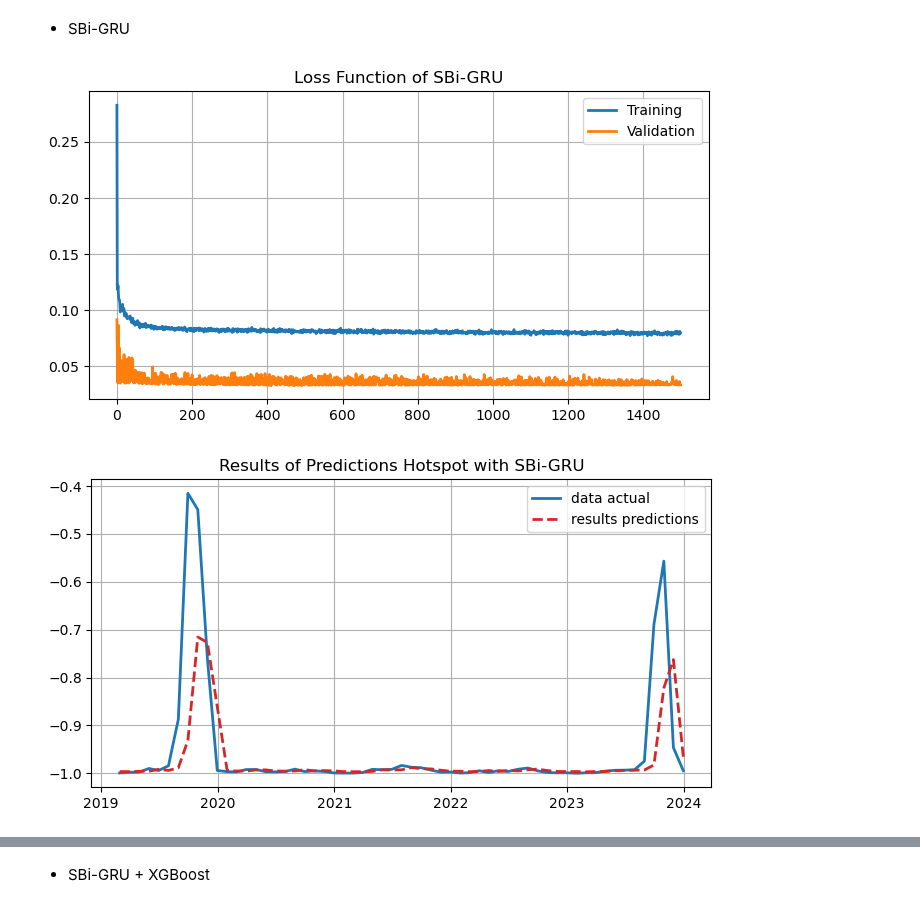
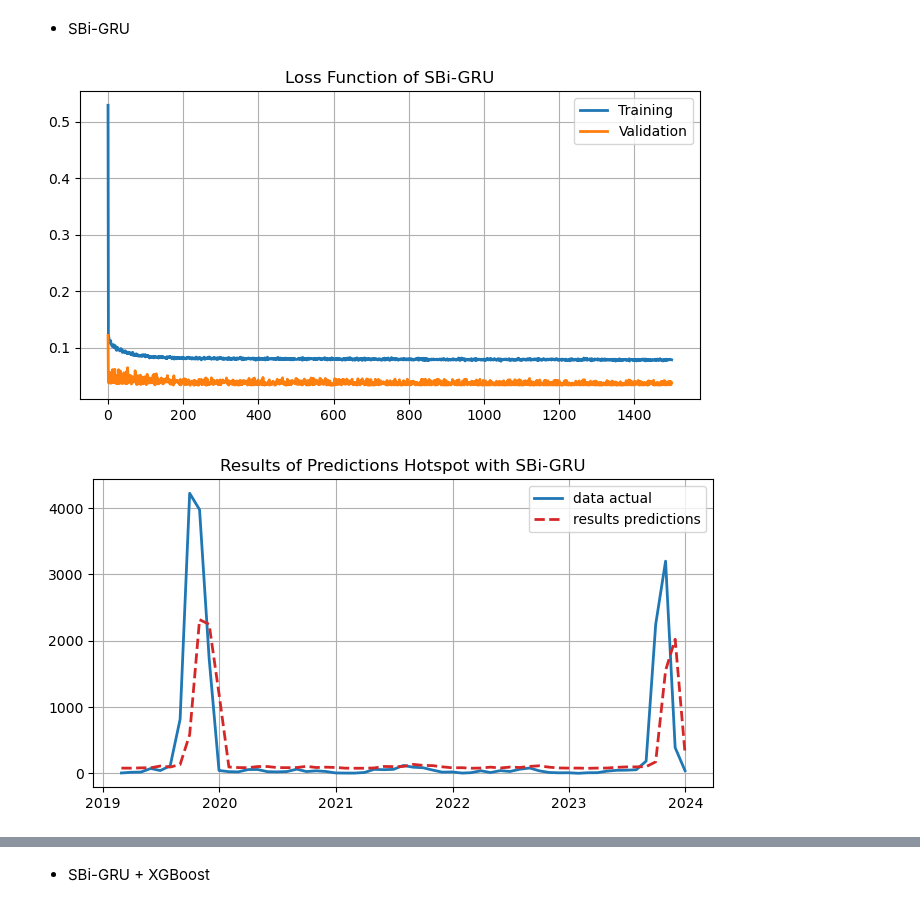
Before and after one commit to kusin/2024_BOPTN_Hopsot, a Jupyter notebook: M1.ipynb, the cells around one changed output, grey strips where cells are left out. Cells and saved outputs as stored; diff of their text form; code cells hidden in the pictures.

```diff
--- a/M1.ipynb
+++ b/M1.ipynb
@@ -57,7 +53,7 @@ lineplot1(dataset["acq_date"], dataset["hotspot"], "Hotspot di Sumatera Selatan
 ### 2. Praproses Data
 # %%
 # proses normalisasi min-max
-scaled = normalized(dataset, ["hotspot"])
+scaler, scaled = normalized(dataset, ["hotspot"])
 # %%
 # hasil normalisasi min-max
 lineplot1(dataset["acq_date"], np.array(scaled), "Hotspot di Sumatera Selatan 2001 - 2023")
@@ -221,7 +228,7 @@ gru_history, gru_predictions = get_predictions(
   model=gru_model,
   x_train=x_train, y_train=y_train,
   x_test=x_test, y_test=y_test,
-  batch_size=4, epochs=1500
+  batch_size=8, epochs=1500
 )
 # %%
 # show loss function
@@ -231,16 +238,16 @@ lineplot3(
   title="Loss Function of SBi-GRU"
 )
 # %% [output]
-[figure, old version]
+[figure, new version]
 # %%
 # show result predictions
 lineplot4(
   date=np.array(dataset["acq_date"].iloc[len(y_train)+2:]),
-  ytrue=y_test,
-  ypred=gru_predictions,
+  ytrue=inverse(scaler, y_test),
+  ypred=inverse(scaler, gru_predictions),
   title="Results of Predictions Hotspot with SBi-GRU"
 )
 # %% [output]
-[figure, old version]
+[figure, new version]
 # %%
 # calculate eror
```
Also changed, not shown: parts of 10 cells of this notebook, 4 other files.
